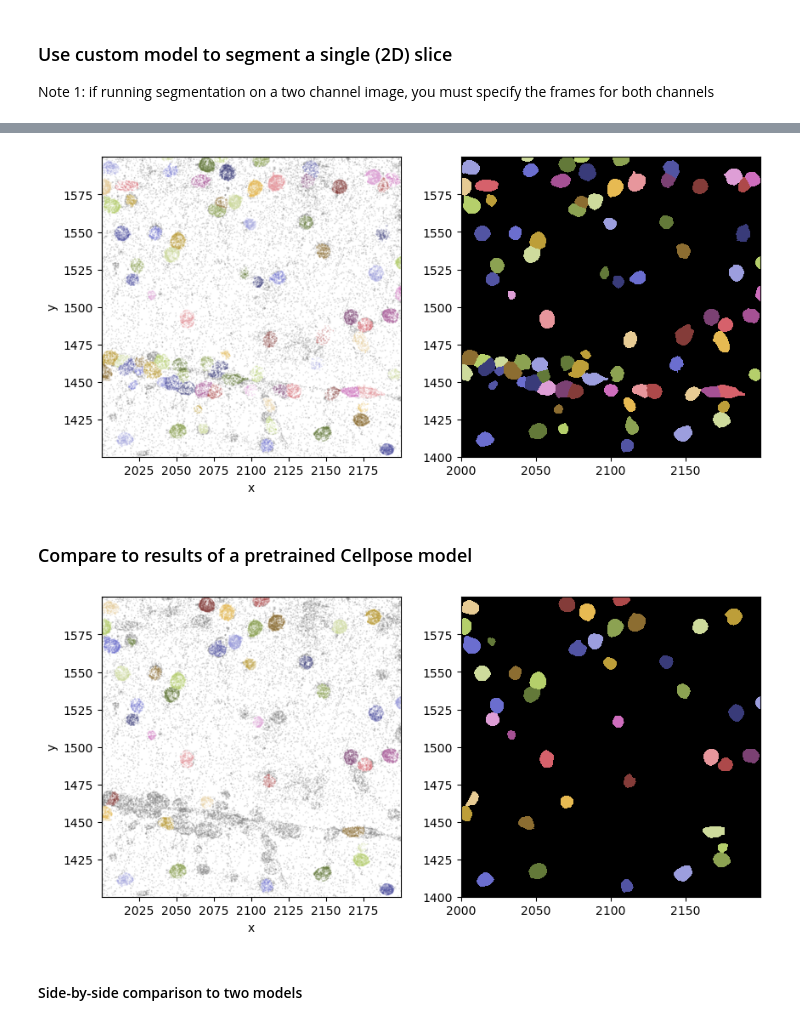
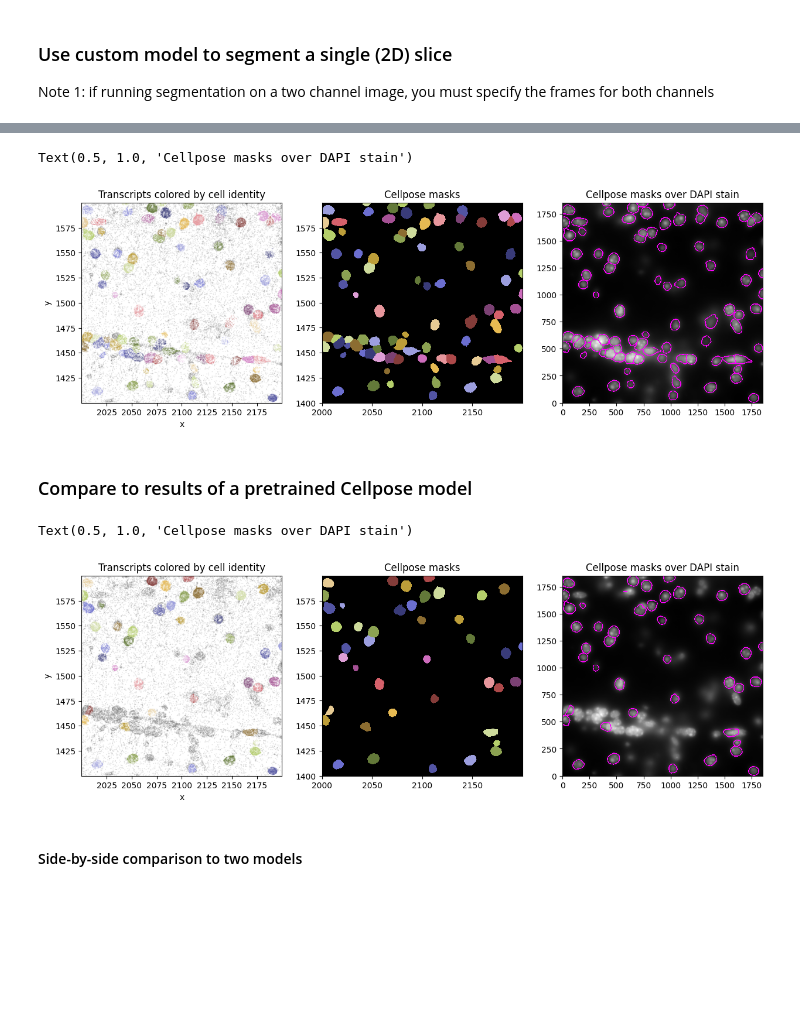
Before and after one commit to AllenInstitute/spots-in-space, a Jupyter notebook: demos/merscope_demo.ipynb, the cells around one changed output, grey strips where cells are left out. Drawn from its saved outputs; the diff is of its cells as text; code cells hidden in the pictures; blank space fills up the shorter version.

```diff
--- a/demos/merscope_demo.ipynb
+++ b/demos/merscope_demo.ipynb
@@ -91,13 +88,23 @@ result_custom_2d = seg_custom_2d.run(sub_st)
 # %%
-fig, ax = plt.subplots(1, 2, figsize=(10, 5))
+fig, ax = plt.subplots(1, 3, figsize=(15, 5))
 
 # Create colormap for cell ids
 cmap_custom_2d = sis.util.get_cell_cmap(result_custom_2d.spot_table(), bg_color='black')
 
-result_custom_2d.spot_table().scatter_plot(ax=ax[0], color='cell_ids')
+result_custom_2d.spot_table().cell_scatter_plot(ax=ax[0])
+ax[0].set_title('Transcripts colored by cell identity')
 result_custom_2d.mask_image.show(ax[1], cmap=cmap_custom_2d, interpolation='None')
+ax[1].set_title('Cellpose masks')
+
+cmap_transparent0 = colors.ListedColormap(['none', 'magenta'])
+cyto_outlines = dilation(find_boundaries(result_custom_2d.mask_image.get_data()[0, ...]), footprint=disk(3))
+ax[2].imshow(sub_st.get_image(channel='DAPI').get_frames(3).get_data()[0, ...], cmap='gray')
+ax[2].imshow(cyto_outlines, cmap=cmap_transparent0, interpolation='nearest')
+ax[2].invert_yaxis()
+ax[2].set_title('Cellpose masks over DAPI stain')
 # %% [output]
+Text(0.5, 1.0, 'Cellpose masks over DAPI stain')
-[figure, old version]
+[figure, new version]
 # %% [markdown]
 ### Compare to results of a pretrained Cellpose model
 # %%
@@ -108,15 +115,25 @@ seg_opts_cyto['cellpose_model'] = 'cyto2'
 seg_cyto_2d = sis.segmentation.CellposeSegmentationMethod(seg_opts_cyto)
 result_cyto_2d = seg_cyto_2d.run(sub_st)
 # %%
-fig, ax = plt.subplots(1, 2, figsize=(10, 5))
+fig, ax = plt.subplots(1, 3, figsize=(15, 5))
 
 # Create colormap for cell ids
 cmap_cyto_2d = sis.util.get_cell_cmap(result_cyto_2d.spot_table(), bg_color='black')
 
-result_cyto_2d.spot_table().scatter_plot(ax=ax[0], color='cell_ids')
+result_cyto_2d.spot_table().cell_scatter_plot(ax=ax[0])
+ax[0].set_title('Transcripts colored by cell identity')
 result_cyto_2d.mask_image.show(ax[1], cmap=cmap_cyto_2d, interpolation='None')
+ax[1].set_title('Cellpose masks')
+
+cmap_transparent0 = colors.ListedColormap(['none', 'magenta'])
+cyto_outlines = dilation(find_boundaries(result_cyto_2d.mask_image.get_data()[0, ...]), footprint=disk(3))
+ax[2].imshow(sub_st.get_image(channel='DAPI').get_frames(3).get_data()[0, ...], cmap='gray')
+ax[2].imshow(cyto_outlines, cmap=cmap_transparent0, interpolation='nearest')
+ax[2].invert_yaxis()
+ax[2].set_title('Cellpose masks over DAPI stain')
 # %% [output]
+Text(0.5, 1.0, 'Cellpose masks over DAPI stain')
-[figure, old version]
+[figure, new version]
 # %% [markdown]
 #### Side-by-side comparison to two models
 # %%
```
Also changed, not shown: parts of 7 cells of this notebook, 2 other files.
